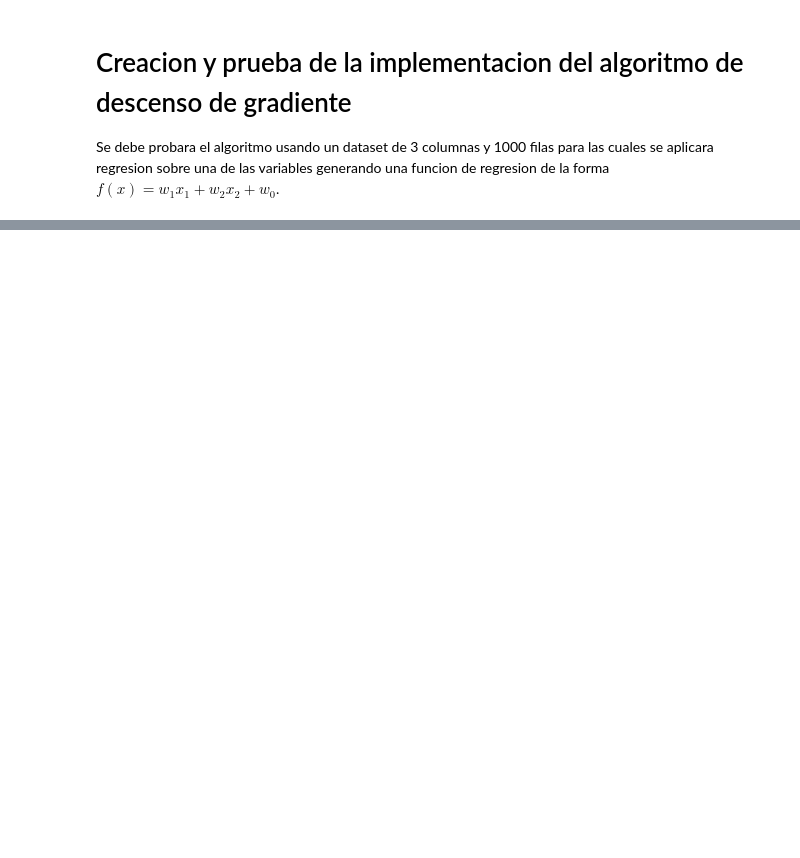
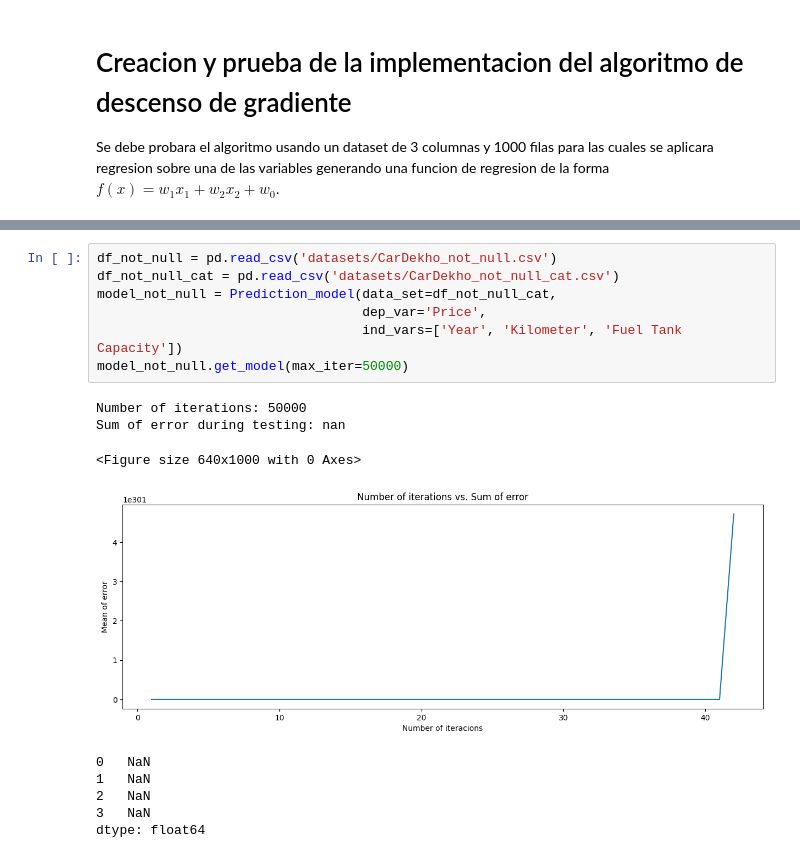
Before and after one commit to danielrobapaz/CI5438-Proyecto1, a Jupyter notebook: testing.ipynb, the cells around one changed output, grey strips where cells are left out. Drawn from its saved outputs; the diff is of its cells as text; blank space fills up the shorter version.

```diff
--- a/testing.ipynb
+++ b/testing.ipynb
@@ -45 +45,18 @@ Sum of error during testing: 0.2658
 dtype: float64
+# %%
+df_not_null = pd.read_csv('datasets/CarDekho_not_null.csv')
+df_not_null_cat = pd.read_csv('datasets/CarDekho_not_null_cat.csv')
+model_not_null = Prediction_model(data_set=df_not_null_cat,
+                                  dep_var='Price',
+                                  ind_vars=['Year', 'Kilometer', 'Fuel Tank Capacity'])
+model_not_null.get_model(max_iter=50000)
+# %% [output]
+Number of iterations: 50000
+Sum of error during testing: nan
+<Figure size 640x1000 with 0 Axes>
+[figure, added]
+0   NaN
+1   NaN
+2   NaN
+3   NaN
+dtype: float64
```
Also changed, not shown: parts of 3 cells of this notebook, 6 other files.
